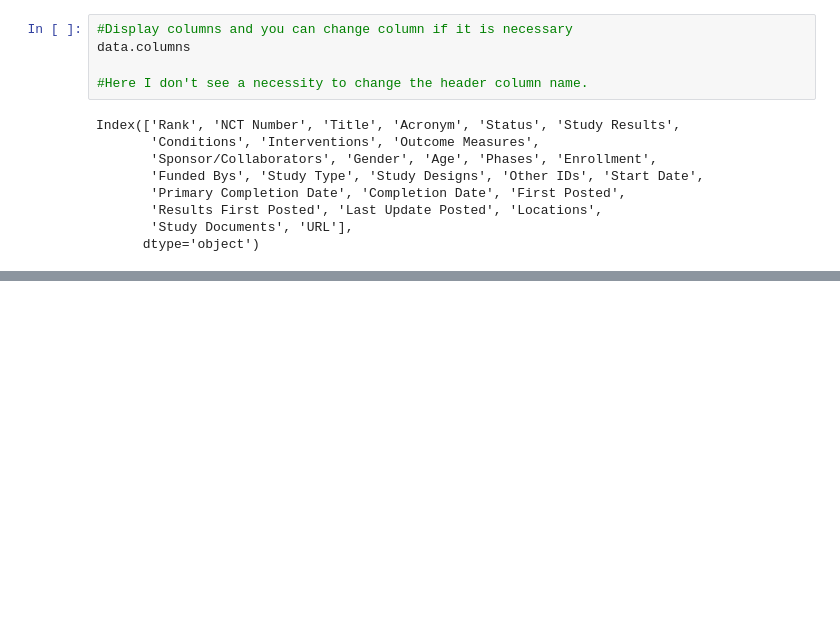
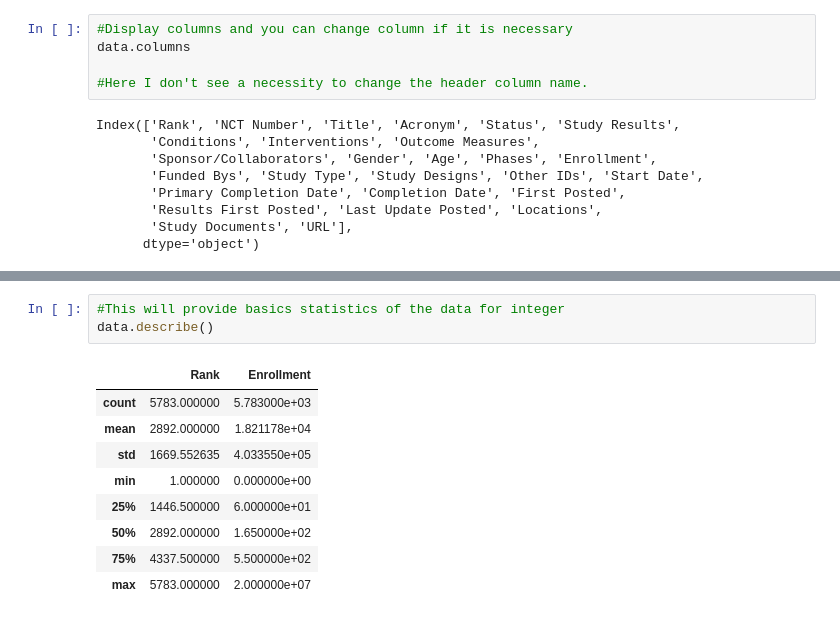
Before and after one commit to saikrish1907/EDA, a Jupyter notebook: COVID Trials/covid.ipynb, the cells around one changed output, grey strips where cells are left out. Drawn from its saved outputs; the diff is of its cells as text; blank space fills up the shorter version.

```diff
--- a/COVID Trials/covid.ipynb
+++ b/COVID Trials/covid.ipynb
@@ -135,0 +160,13 @@ Index(['Rank', 'NCT Number', 'Title', 'Acronym', 'Status', 'Study Results',
+# %%
+#This will provide basics statistics of the data for integer
+data.describe()
+# %% [output]
+|  | Rank | Enrollment |
+| count | 5783.000000 | 5.783000e+03 |
+| mean | 2892.000000 | 1.821178e+04 |
+| std | 1669.552635 | 4.033550e+05 |
+| min | 1.000000 | 0.000000e+00 |
+| 25% | 1446.500000 | 6.000000e+01 |
+| 50% | 2892.000000 | 1.650000e+02 |
+| 75% | 4337.500000 | 5.500000e+02 |
+| max | 5783.000000 | 2.000000e+07 |
```
Also changed, not shown: parts of 5 cells of this notebook.
